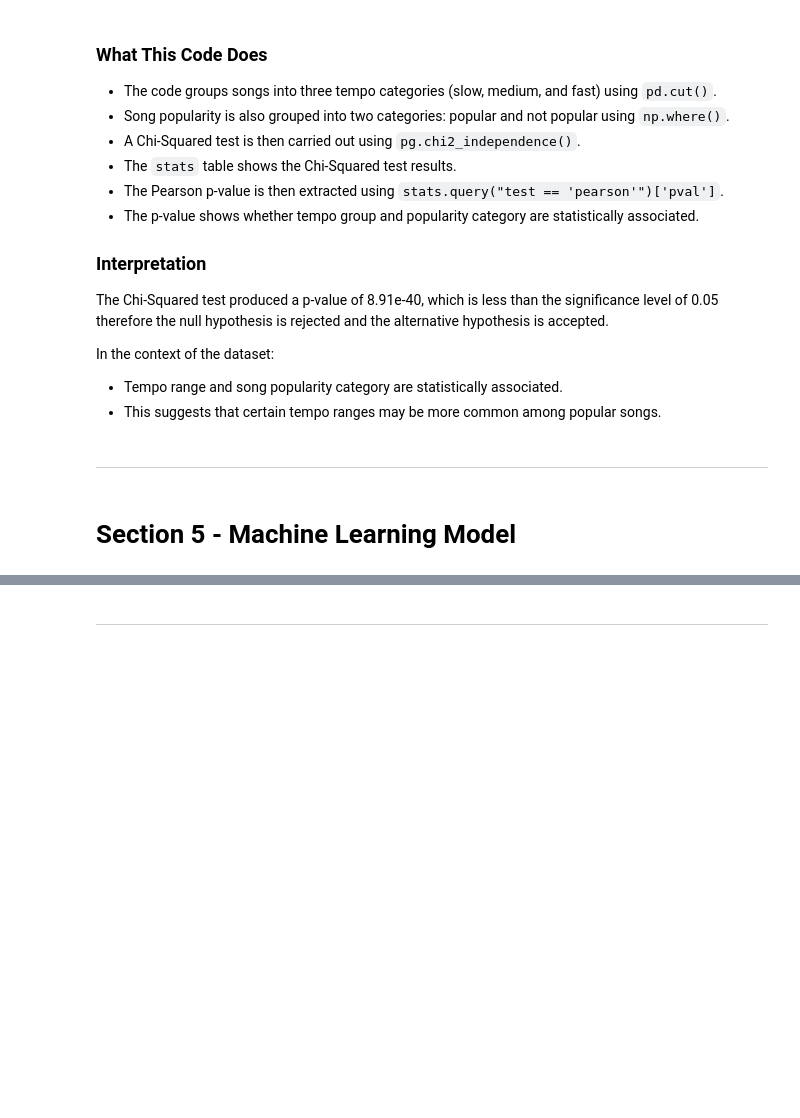
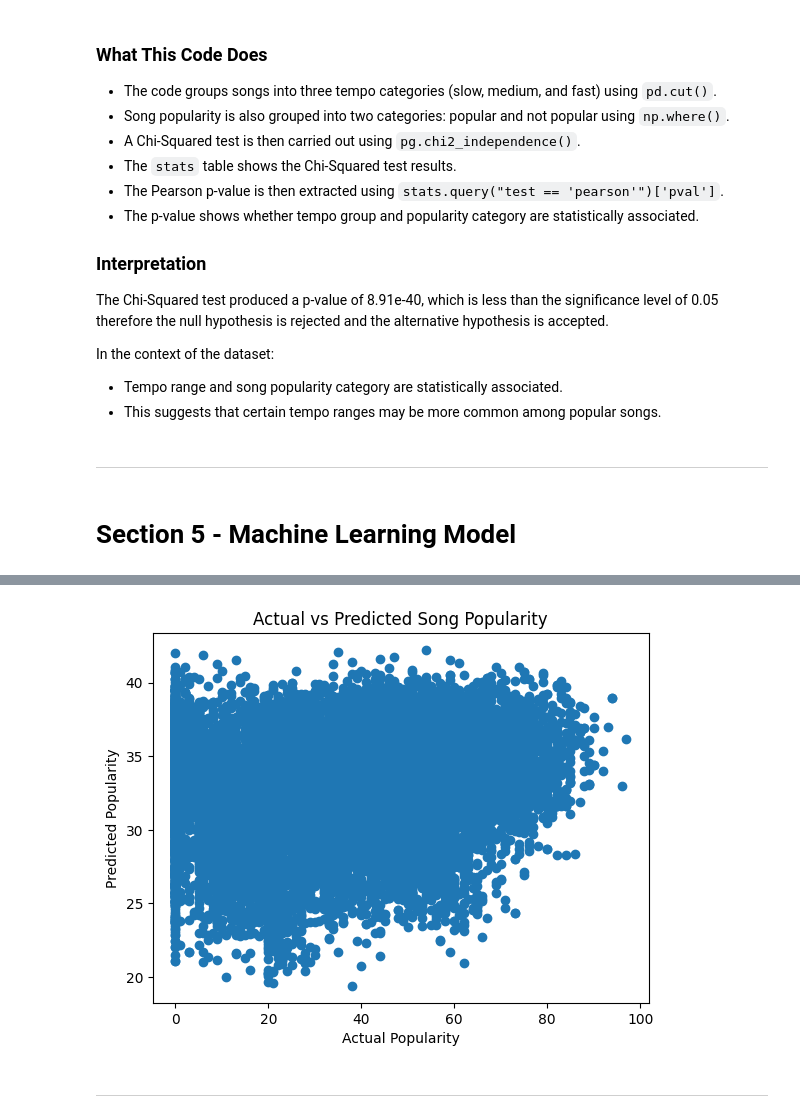
Before and after one commit to priyanatt/spotify-popularity-analysis, a Jupyter notebook: jupyter_notebooks/Statistical_Analysis_&_Modelling.ipynb, the cells around one changed output, grey strips where cells are left out. Drawn from its saved outputs; the diff is of its cells as text; code cells hidden in the pictures; blank space fills up the shorter version.

```diff
--- a/jupyter_notebooks/Statistical_Analysis_&_Modelling.ipynb
+++ b/jupyter_notebooks/Statistical_Analysis_&_Modelling.ipynb
@@ -261,0 +273,17 @@ A Linear Regression model is used as a baseline predictive model. Linear regress
+# %%
+feature_cols = [
+    "danceability",
+    "energy",
+    "loudness",
+    "speechiness",
+    "acousticness",
+    "instrumentalness",
+    "liveness",
+    "tempo",
+    "valence"
+]
+
+X = df[feature_cols]
+y = df["popularity"]
+
+X.head()
@@ -261,0 +303,10 @@ A Linear Regression model is used as a baseline predictive model. Linear regress
+# %%
+X_train, X_test, y_train, y_test = train_test_split(
+    X,
+    y,
+    test_size=0.2,
+    random_state=42
+)
+
+print(X_train.shape)
+print(X_test.shape)
@@ -261,0 +316,3 @@ A Linear Regression model is used as a baseline predictive model. Linear regress
+# %%
+model = LinearRegression()
+model.fit(X_train, y_train)
@@ -261,0 +328,2 @@ A Linear Regression model is used as a baseline predictive model. Linear regress
+# %%
+y_pred = model.predict(X_test)
@@ -262,2 +355,11 @@ A Linear Regression model is used as a baseline predictive model. Linear regress
+# %%
+plt.figure()
+plt.scatter(y_test, y_pred)
+plt.xlabel("Actual Popularity")
+plt.ylabel("Predicted Popularity")
+plt.title("Actual vs Predicted Song Popularity")
+plt.show()
+# %% [output]
+[figure, added]
 # %% [markdown]
 ---
```
Also changed, not shown: parts of 14 cells of this notebook.
